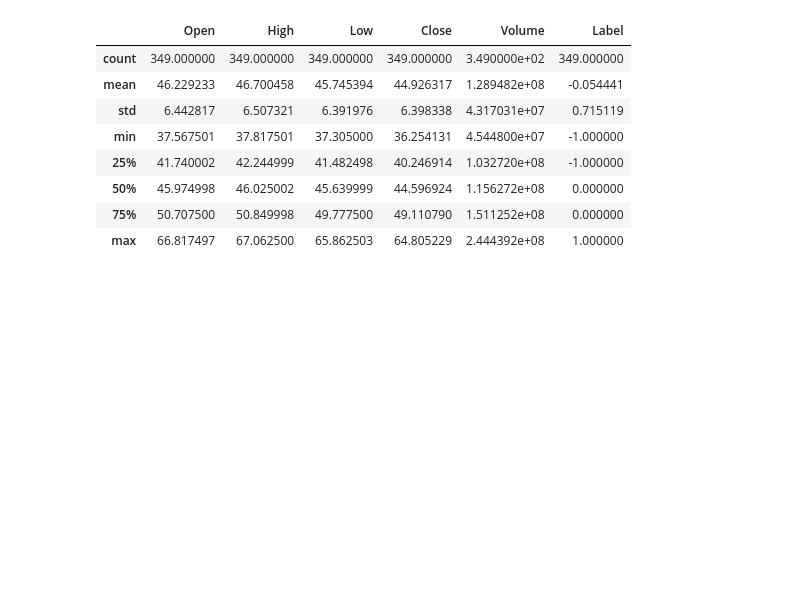
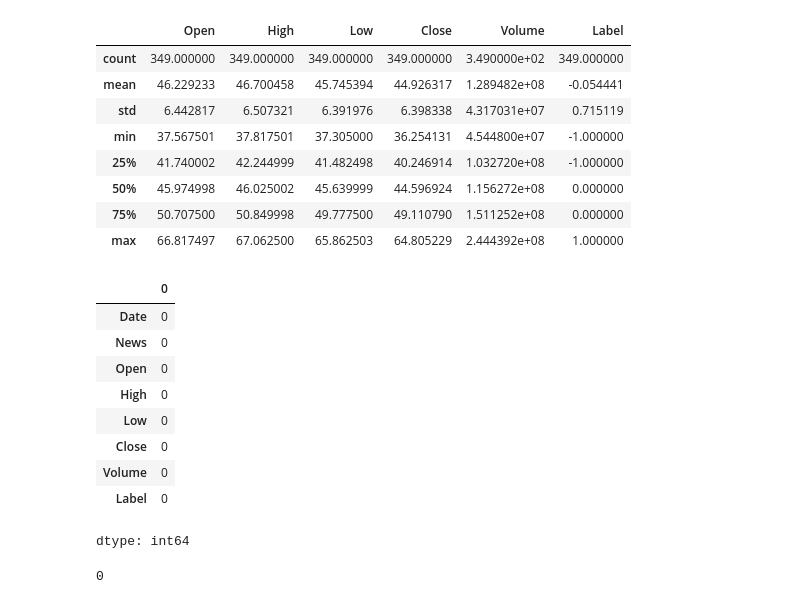
Before and after one commit to Rajesh2015/Credit-Card-Transaction-Sql-Analysis, a Jupyter notebook: IP_Stock_Market_News_Sentiment_Analysis_and_Summarization_Solution.ipynb, the cells around one changed output. Drawn from its saved outputs; the diff is of its cells as text; code cells hidden in the pictures; blank space fills up the shorter version.

```diff
--- a/IP_Stock_Market_News_Sentiment_Analysis_and_Summarization_Solution.ipynb
+++ b/IP_Stock_Market_News_Sentiment_Analysis_and_Summarization_Solution.ipynb
@@ -161,3 +163,21 @@ data.describe()
 | 50% | 45.974998 | 46.025002 | 45.639999 | 44.596924 | 1.156272e+08 | 0.000000 |
 | 75% | 50.707500 | 50.849998 | 49.777500 | 49.110790 | 1.511252e+08 | 0.000000 |
 | max | 66.817497 | 67.062500 | 65.862503 | 64.805229 | 2.444392e+08 | 1.000000 |
+# %%
+#Check null value
+data.isnull().sum()
+# %% [output]
+|  | 0 |
+| Date | 0 |
+| News | 0 |
+| Open | 0 |
+| High | 0 |
+| Low | 0 |
+| Close | 0 |
+| Volume | 0 |
+| Label | 0 |
+dtype: int64
+# %%
+data.duplicated().sum()
+# %% [output]
+0
```
Also changed, not shown: parts of 6 cells of this notebook.
